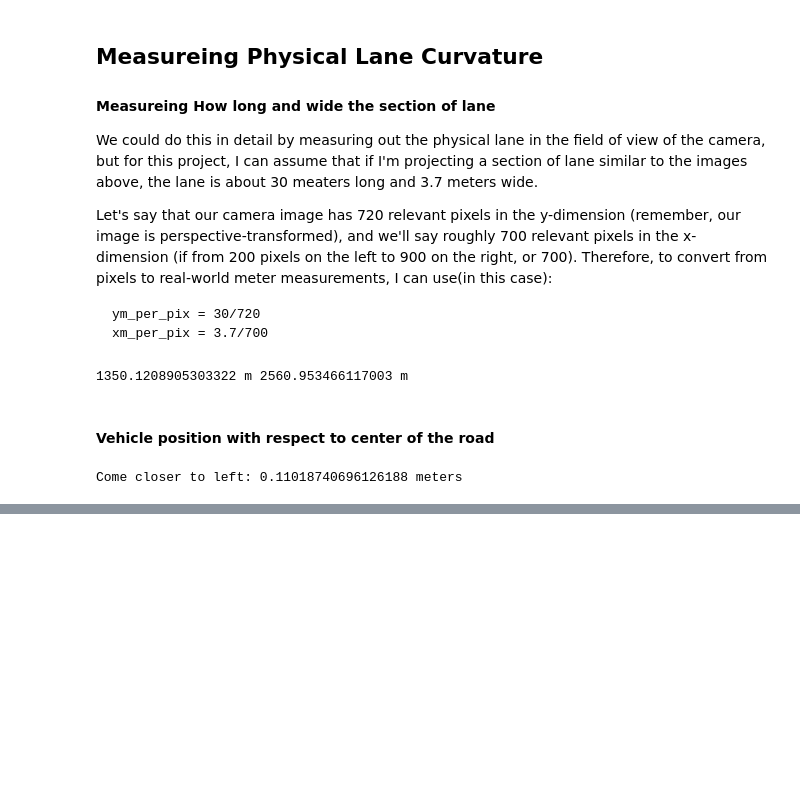
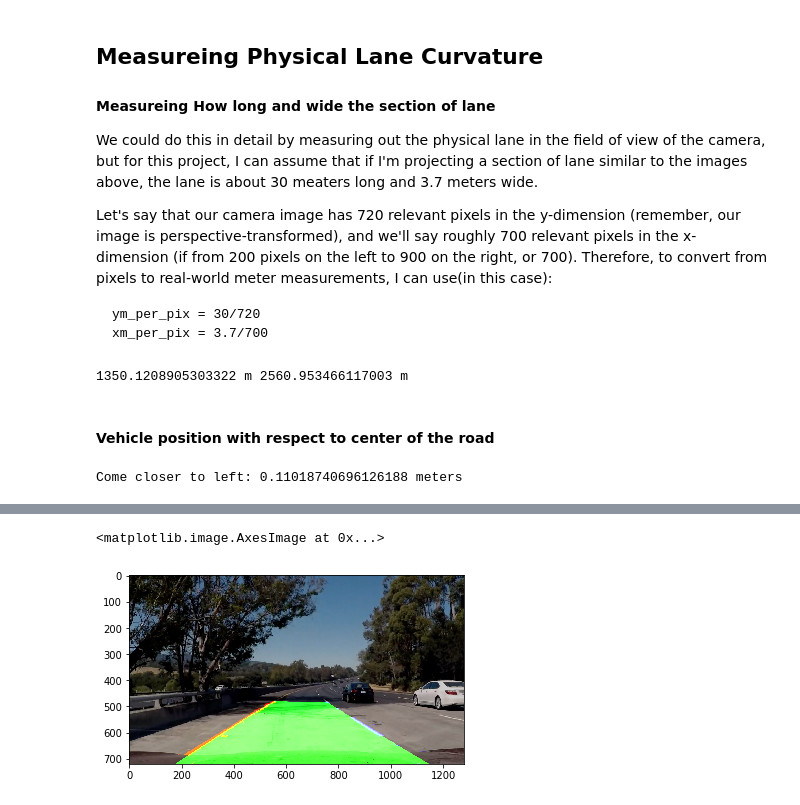
Before and after one commit to MasanaoMatsuda/finding-lane-lines, a Jupyter notebook: AdvancedLaneFinding/AdvancedLaneFinding.ipynb, the cells around one changed output, grey strips where cells are left out. Cells and saved outputs as stored; diff of their text form; code cells hidden in the pictures; blank space fills up the shorter version.

```diff
--- a/AdvancedLaneFinding/AdvancedLaneFinding.ipynb
+++ b/AdvancedLaneFinding/AdvancedLaneFinding.ipynb
@@ -449,0 +477,10 @@ Come closer to left: 0.11018740696126188 meters
+# %%
+def draw_mask(initial_img, mask_img, α=0.8, β=0.8, γ=0.):
+    return cv2.addWeighted(initial_img, α, mask_img, β, γ)
+# %%
+masked_lane_area = draw_mask(unwarped, rimg)
+# %%
+plt.imshow(masked_lane_area)
+# %% [output]
+<matplotlib.image.AxesImage at 0x...>
+[figure, added]
```
Also changed, not shown: parts of 5 cells of this notebook.
